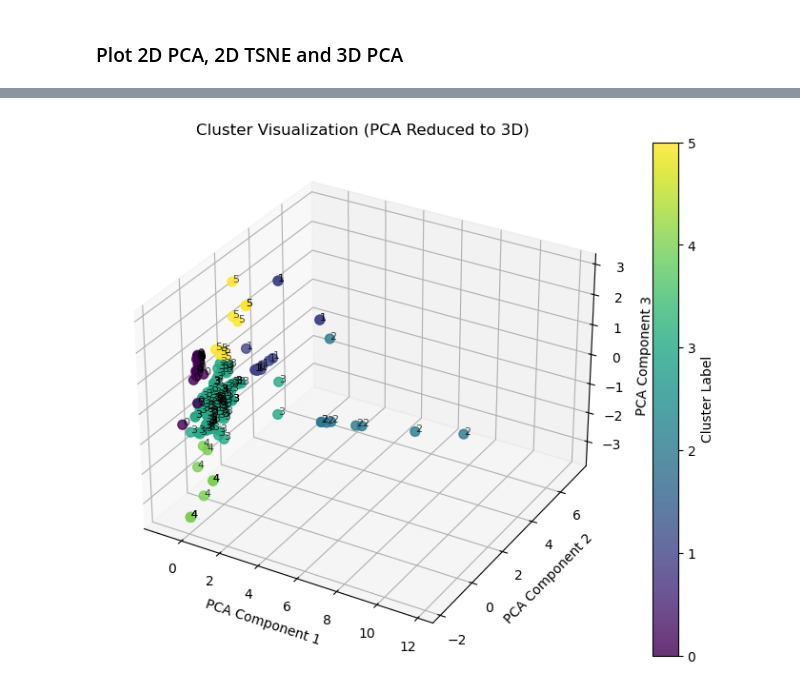
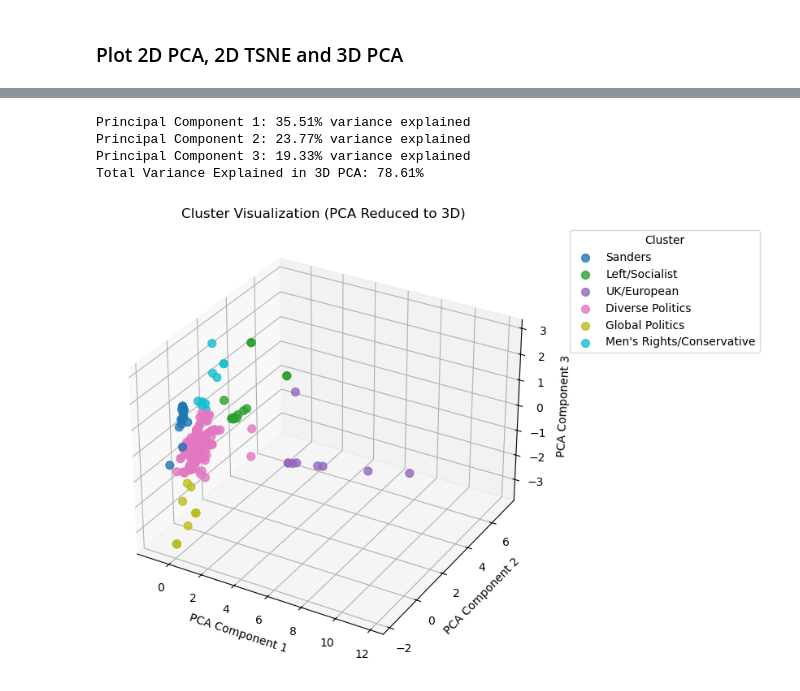
Before and after one commit to kehunter/stat236-subreddit-clustering, a Jupyter notebook: score_plus.ipynb, the cells around one changed output, grey strips where cells are left out. Drawn from its saved outputs; the diff is of its cells as text; code cells hidden in the pictures.

```diff
--- a/score_plus.ipynb
+++ b/score_plus.ipynb
@@ -196,16 +277,0 @@ plt.show()
-# %%
-# Reduce to 2 dimensions using TSNE and plot
-tsne = TSNE(n_components=2, random_state=0)
-R_hat_2d_tsne = tsne.fit_transform(R_hat)
-
-plt.figure(figsize=(11, 6))
-plt.scatter(R_hat_2d_tsne[:, 0], R_hat_2d_tsne[:, 1], c=labels, cmap='viridis', s=50, alpha=0.8)
-
-for i, txt in enumerate(labels):
-    plt.annotate(txt, (R_hat_2d_tsne[i, 0], R_hat_2d_tsne[i, 1]), fontsize=8, alpha=0.7)
-
-plt.colorbar(label='Cluster Label')
-plt.title('Cluster Visualization (t-SNE Reduced)')
-plt.xlabel('t-SNE Component 1')
-plt.ylabel('t-SNE Component 2')
-plt.show()
@@ -214,21 +278,48 @@ plt.show()
 # %%
 # Reduce to 3 dimensions using PCA
 pca_3d = PCA(n_components=3)
 R_hat_3d = pca_3d.fit_transform(R_hat)
 
+explained_variance_ratio = pca_3d.explained_variance_ratio_
+explained_variance_percentage = explained_variance_ratio * 100
+
+# Print variance explained
+for i, percentage in enumerate(explained_variance_percentage):
+    print(f"Principal Component {i+1}: {percentage:.2f}% variance explained")
+
+# Total variance explained by the 3D projection
+total_variance_explained = sum(explained_variance_percentage)
+print(f"Total Variance Explained in 3D PCA: {total_variance_explained:.2f}%")
+
+# Create 3D plot
 # Create 3D plot
 fig = plt.figure(figsize=(9, 7))
 ax = fig.add_subplot(111, projection='3d')
-scatter = ax.scatter(R_hat_3d[:, 0], R_hat_3d[:, 1], R_hat_3d[:, 2], c=labels, cmap='viridis', s=50, alpha=0.8)
-plt.colorbar(scatter, label='Cluster Label')
+
+# Plot each cluster with its color and add legend labels
+for cluster_id, cluster_name in enumerate(cluster_names):
+    cluster_points = R_hat_3d[labels == cluster_id]
+    ax.scatter(
+        cluster_points[:, 0],
+        cluster_points[:, 1],
+        cluster_points[:, 2],
+        label=cluster_name,
+        s=50,
+        alpha=0.8,
+        color=colors[cluster_id]
+    )
+
+# Add legend
+ax.legend(title="Cluster", loc='upper left', bbox_to_anchor=(1.05, 1))
 ax.set_title('Cluster Visualization (PCA Reduced to 3D)')
 ax.set_xlabel('PCA Component 1')
 ax.set_ylabel('PCA Component 2')
 ax.set_zlabel('PCA Component 3')
 
-for i, txt in enumerate(labels):
-    ax.text(R_hat_3d[i, 0], R_hat_3d[i, 1], R_hat_3d[i, 2], str(txt), fontsize=8, alpha=0.7)
-
 plt.show()
 # %% [output]
+Principal Component 1: 35.51% variance explained
+Principal Component 2: 23.77% variance explained
+Principal Component 3: 19.33% variance explained
+Total Variance Explained in 3D PCA: 78.61%
-[figure, old version]
+[figure, new version]
```
Also changed, not shown: parts of 8 cells of this notebook.
